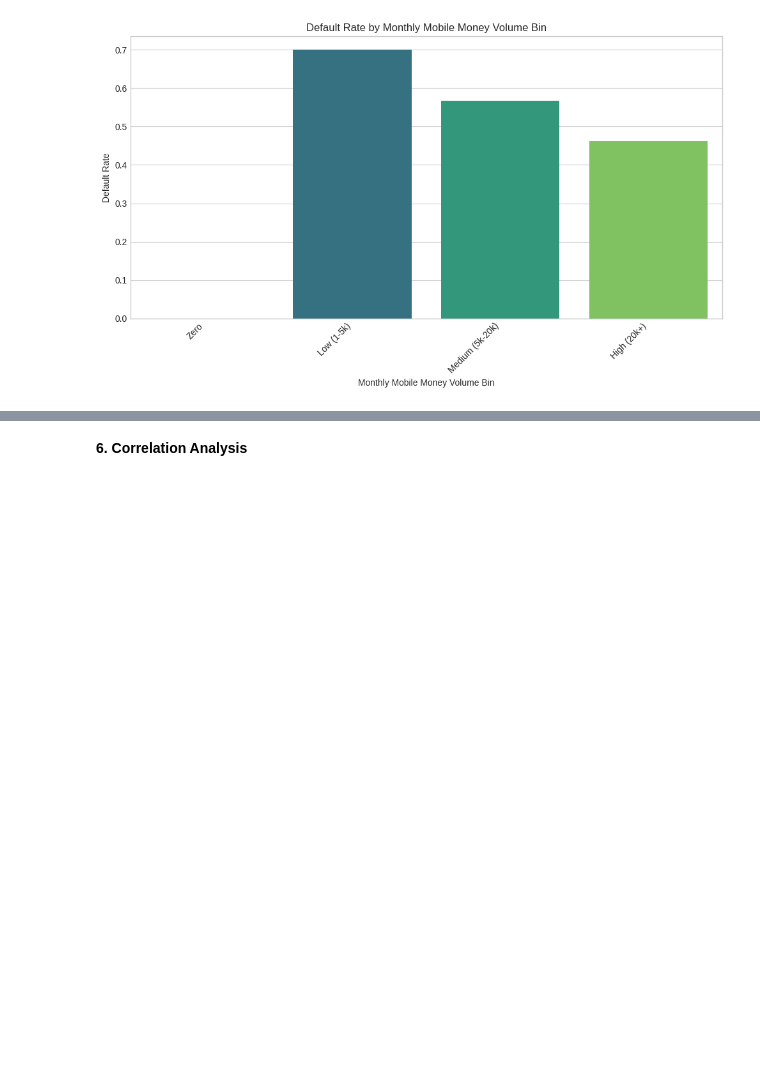
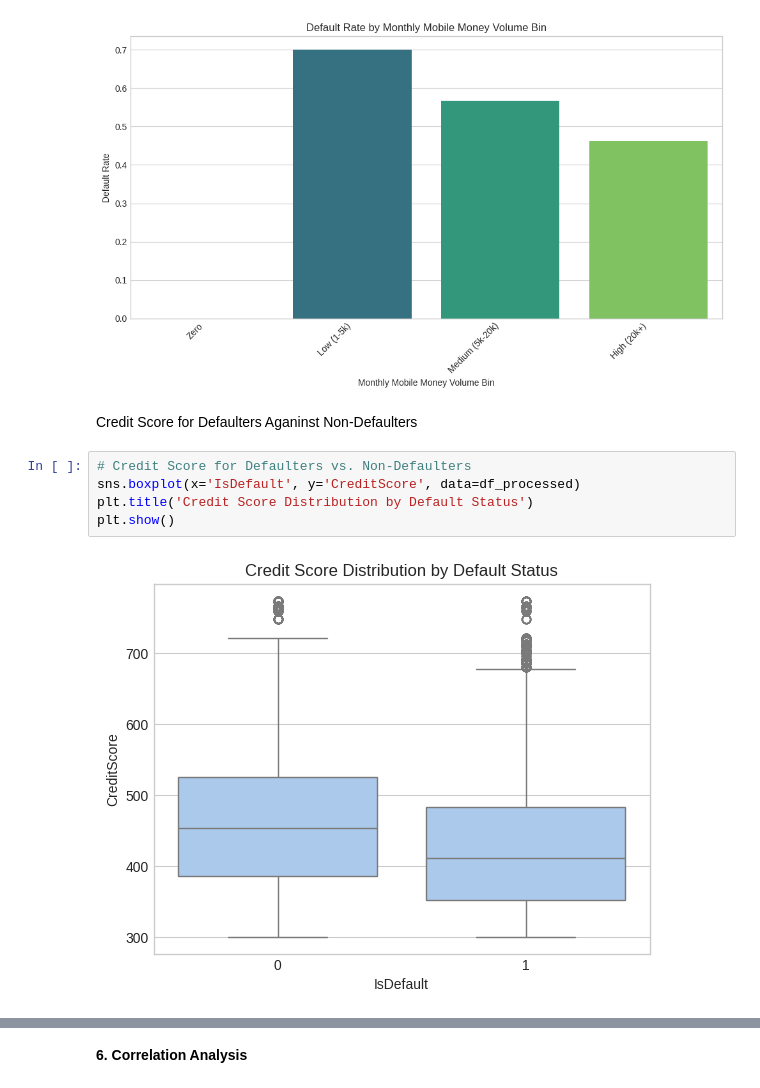
Before and after one commit to Cliffe16/Credit-Risk-Analysis, a Jupyter notebook: notebooks/02_Exploratory_Data_Analysis.ipynb, the cells around one changed output, grey strips where cells are left out. Drawn from its saved outputs; the diff is of its cells as text; blank space fills up the shorter version.

```diff
--- a/notebooks/02_Exploratory_Data_Analysis.ipynb
+++ b/notebooks/02_Exploratory_Data_Analysis.ipynb
@@ -263,3 +355,12 @@ Passing `palette` without assigning `hue` is deprecated and will be removed in v
 
   sns.barplot(x=default_rate_by_bin.index, y=default_rate_by_bin.values, palette="viridis")
 [figure]
+# %% [markdown]
+Credit Score for Defaulters Aganinst Non-Defaulters
+# %%
+# Credit Score for Defaulters vs. Non-Defaulters
+sns.boxplot(x='IsDefault', y='CreditScore', data=df_processed)
+plt.title('Credit Score Distribution by Default Status')
+plt.show()
+# %% [output]
+[figure, added]
```
Also changed, not shown: parts of 11 cells of this notebook.
